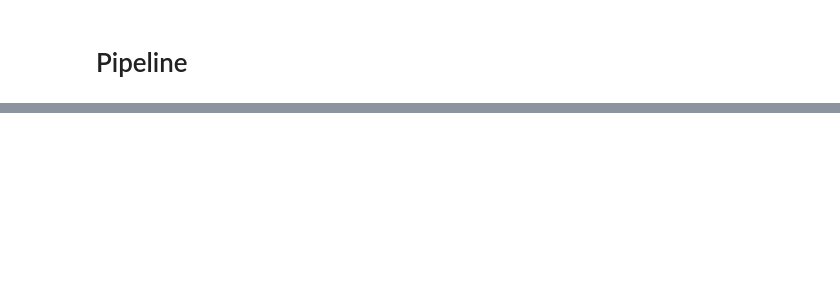
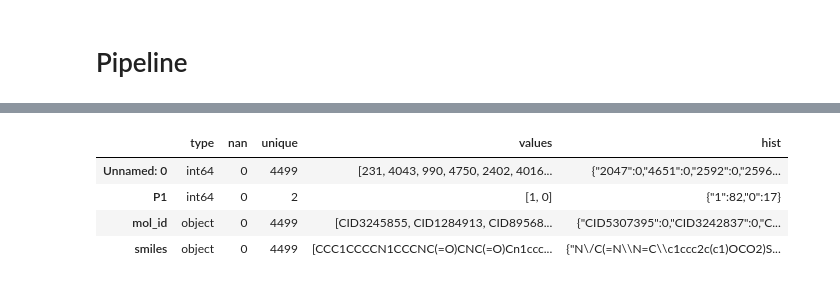
Before and after one commit to lologibus2/servier, a Jupyter notebook: servier/jupy/DL_Sanbox.ipynb, the cells around one changed output, grey strips where cells are left out. Drawn from its saved outputs; the diff is of its cells as text; code cells hidden in the pictures; blank space fills up the shorter version.

```diff
--- a/servier/jupy/DL_Sanbox.ipynb
+++ b/servier/jupy/DL_Sanbox.ipynb
@@ -157,0 +440,12 @@ y_pred = model.predict_classes(X_val, batch_size=1, verbose=1)
+# %%
+df = get_data()
+df2 = resample_data(df, up=True, target='P1')
+# %%
+from servier.utils import describe_df
+describe_df(df)
+# %% [output]
+|  | type | nan | unique | values | hist |
+| Unnamed: 0 | int64 | 0 | 4499 | [231, 4043, 990, 4750, 2402, 4016... | {"2047":0,"4651":0,"2592":0,"2596... |
+| P1 | int64 | 0 | 2 | [1, 0] | {"1":82,"0":17} |
+| mol_id | object | 0 | 4499 | [CID3245855, CID1284913, CID89568... | {"CID5307395":0,"CID3242837":0,"C... |
+| smiles | object | 0 | 4499 | [CCC1CCCCN1CCCNC(=O)CNC(=O)Cn1ccc... | {"N\/C(=N\\N=C\\c1ccc2c(c1)OCO2)S... |
```
Also changed, not shown: parts of 34 cells of this notebook, 1 other file.
